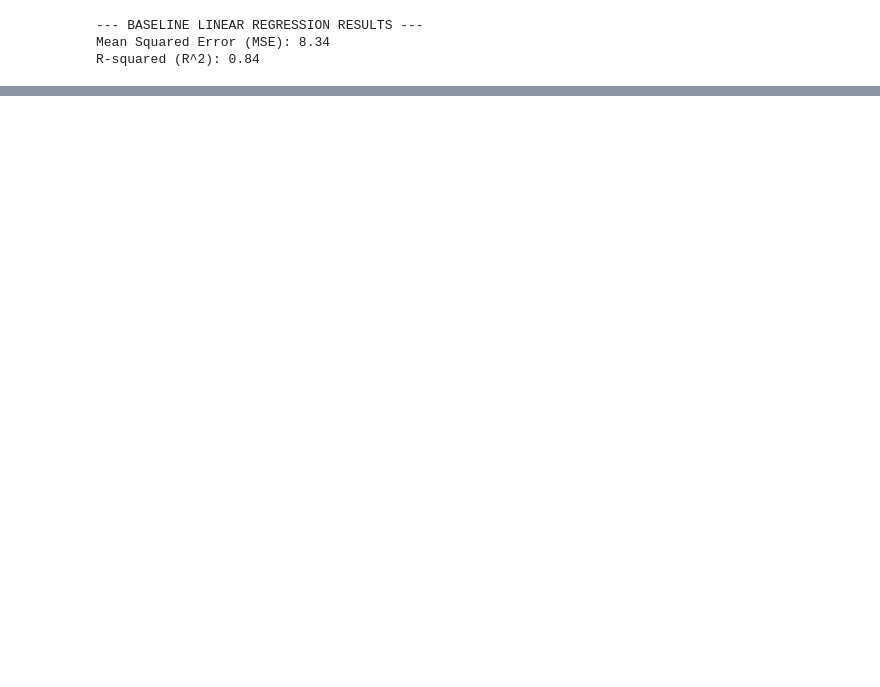
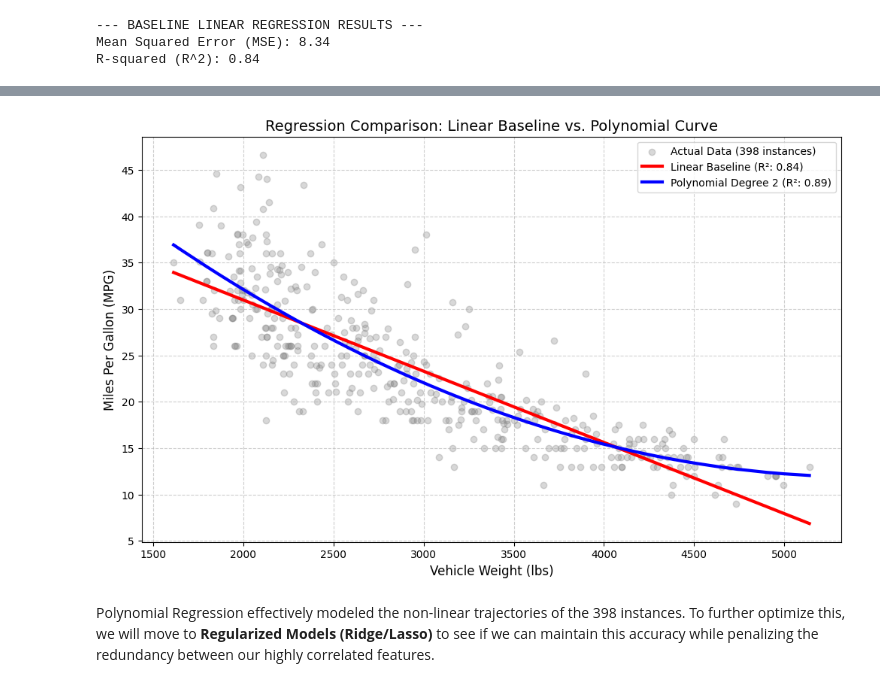
Before and after one commit to panosgv/auto-mpg-regression-analysis, a Jupyter notebook: notebooks/02_Main_Analysis.ipynb, the cells around one changed output, grey strips where cells are left out. Cells and saved outputs as stored; diff of their text form; code cells hidden in the pictures; blank space fills up the shorter version.

Commit message:
Polynomial , Ridge and Lasso

```diff
--- a/notebooks/02_Main_Analysis.ipynb
+++ b/notebooks/02_Main_Analysis.ipynb
@@ -145,0 +203,43 @@ An MSE of 8.34 indicates a Root Mean Squared Error (RMSE) of approximately 2.89
+# %%
+import matplotlib.pyplot as plt
+import numpy as np
+import seaborn as sns
+from sklearn.linear_model import LinearRegression
+from sklearn.preprocessing import PolynomialFeatures
+
+# Sort data for smooth plotting
+X_plot = df[['weight']].sort_values(by='weight')
+y_plot = df.loc[X_plot.index, 'mpg']
+
+# 1. Prepare Linear Fit
+lr = LinearRegression()
+lr.fit(df[['weight']], df['mpg'])
+y_stack_lr = lr.predict(X_plot)
+
+# 2. Prepare Polynomial Fit (Degree 2)
+poly = PolynomialFeatures(degree=2)
+X_poly = poly.fit_transform(df[['weight']])
+poly_lr = LinearRegression()
+poly_lr.fit(X_poly, df['mpg'])
+y_stack_poly = poly_lr.predict(poly.transform(X_plot))
+
+# 3. Create the Visualization
+plt.figure(figsize=(12, 7), facecolor='white')
+plt.scatter(df['weight'], df['mpg'], color='gray', alpha=0.3, label='Actual Data (398 instances)')
+
+# Plot Linear Regression Line
+plt.plot(X_plot, y_stack_lr, color='red', linewidth=3, label=f'Linear Baseline (R²: 0.84)')
+
+# Plot Polynomial Regression Curve
+plt.plot(X_plot, y_stack_poly, color='blue', linewidth=3, label=f'Polynomial Degree 2 (R²: 0.89)')
+
+plt.title("Regression Comparison: Linear Baseline vs. Polynomial Curve", fontsize=14)
+plt.xlabel("Vehicle Weight (lbs)", fontsize=12)
+plt.ylabel("Miles Per Gallon (MPG)", fontsize=12)
+plt.legend()
+plt.grid(True, linestyle='--', alpha=0.6)
+plt.show()
+# %% [output]
+[figure, added]
+# %% [markdown]
+Polynomial Regression effectively modeled the non-linear trajectories of the 398 instances. To further optimize this, we will move to **Regularized Models (Ridge/Lasso)** to see if we can maintain this accuracy while penalizing the redundancy between our highly correlated features.
```
Also changed, not shown: parts of 10 cells of this notebook.
